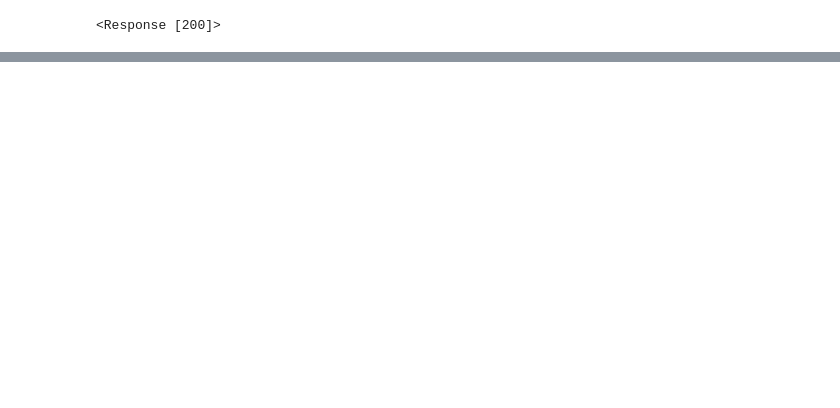
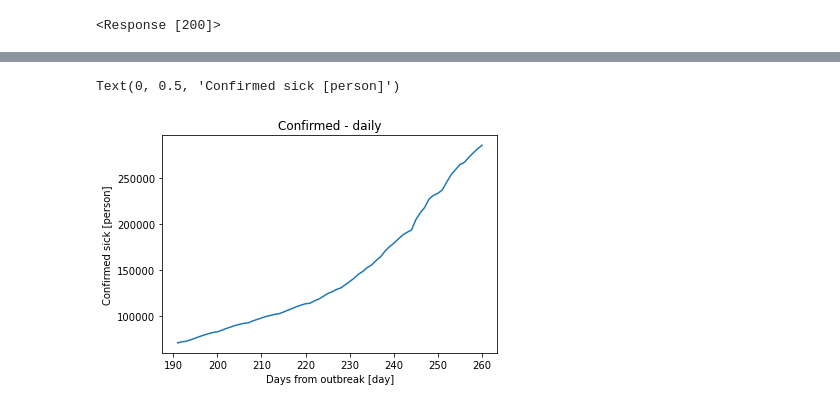
Before and after one commit to matan2050/IP-Research, a Jupyter notebook: COVID-API.ipynb, the cells around one changed output, grey strips where cells are left out. Cells and saved outputs as stored; diff of their text form; code cells hidden in the pictures; blank space fills up the shorter version.

```diff
--- a/COVID-API.ipynb
+++ b/COVID-API.ipynb
@@ -152,2 +153,6 @@ contents
 # %%
 df_israel = pd.read_json(response.content)
+# %%
+df_israel
+shape = np.shape(df_israel)
+shape[0]
@@ -153,0 +161,3 @@ df_israel = pd.read_json(response.content)
+# %%
+conf = df_israel.loc[shape[0]-70:shape[0],"Confirmed"]
+conf
@@ -154,3 +177,11 @@ df_israel = pd.read_json(response.content)
+# %%
+plt.plot(conf)
+plt.title("Confirmed - daily")
+plt.xlabel("Days from outbreak [day]")
+plt.ylabel("Confirmed sick [person]")
+# %% [output]
+Text(0, 0.5, 'Confirmed sick [person]')
+[figure, added]
 # %%
 df_israel
 # %% [output]
```
Also changed, not shown: parts of 19 cells of this notebook.
